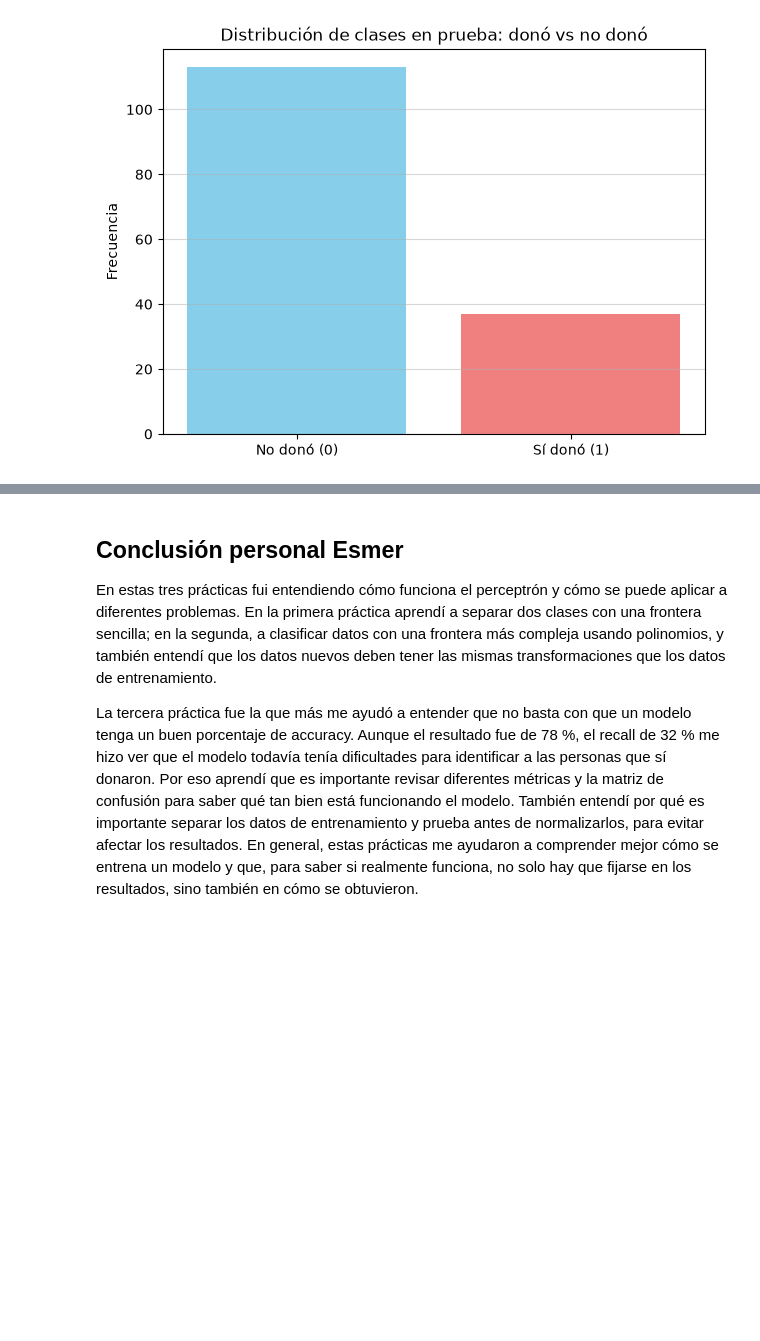
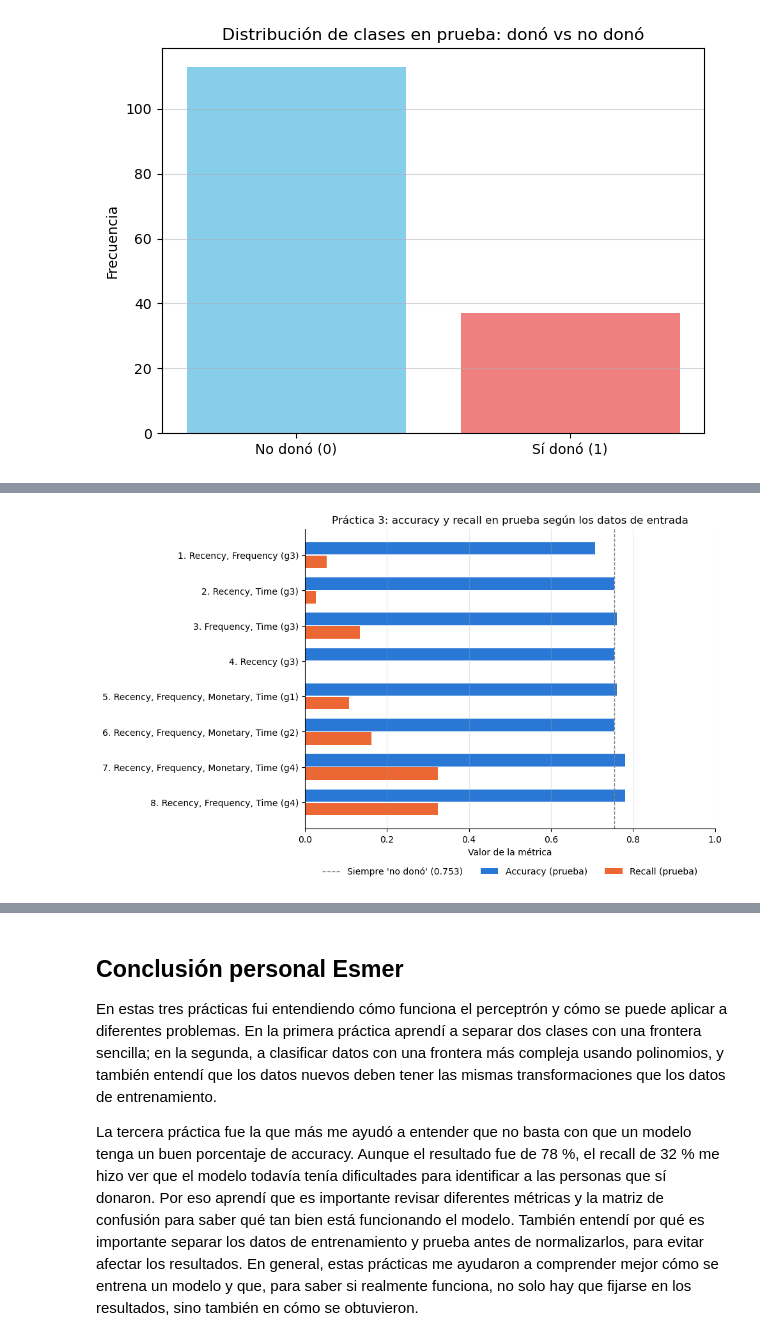
Before and after one commit to DayanniGodoy/MIA, a Jupyter notebook: Tarea 6_MIA.ipynb, the cells around one changed output, grey strips where cells are left out. Cells and saved outputs as stored; diff of their text form; code cells hidden in the pictures; blank space fills up the shorter version.

```diff
--- a/Tarea 6_MIA.ipynb
+++ b/Tarea 6_MIA.ipynb
@@ -447,0 +518,29 @@ Accuracy del modelo en prueba:                       0.7800
+# %%
+# Comparación de los casos en los datos de prueba
+fig, ax = plt.subplots(figsize=(10, 6))
+etiquetas = [f"{i}. {e} (g{g})" for i, (e, g) in
+             enumerate(zip(tabla_casos["Entradas"], tabla_casos["Grado"]), start=1)]
+y_pos = np.arange(len(tabla_casos))
+alto = 0.38
+
+ax.barh(y_pos - alto / 2, tabla_casos["Accuracy prueba"], height=alto - 0.03,
+        color="#2a78d6", label="Accuracy (prueba)")
+ax.barh(y_pos + alto / 2, tabla_casos["Recall prueba"], height=alto - 0.03,
+        color="#eb6834", label="Recall (prueba)")
+
+# Referencia: predecir siempre "no donó"
+base = (Ytest == 0).mean()
+ax.axvline(base, color="gray", ls="--", lw=1, label=f"Siempre 'no donó' ({base:.3f})")
+
+ax.set_yticks(y_pos, etiquetas)
+ax.invert_yaxis()
+ax.set_xlim(0, 1)
+ax.set_xlabel("Valor de la métrica")
+ax.set_title("Práctica 3: accuracy y recall en prueba según los datos de entrada")
+ax.grid(axis="x", alpha=0.3)
+ax.spines[["top", "right"]].set_visible(False)
+ax.legend(loc="upper center", bbox_to_anchor=(0.5, -0.1), ncol=3, frameon=False)
+plt.tight_layout()
+plt.show()
+# %% [output]
+[figure, added]
```
Also changed, not shown: parts of 6 cells of this notebook.
